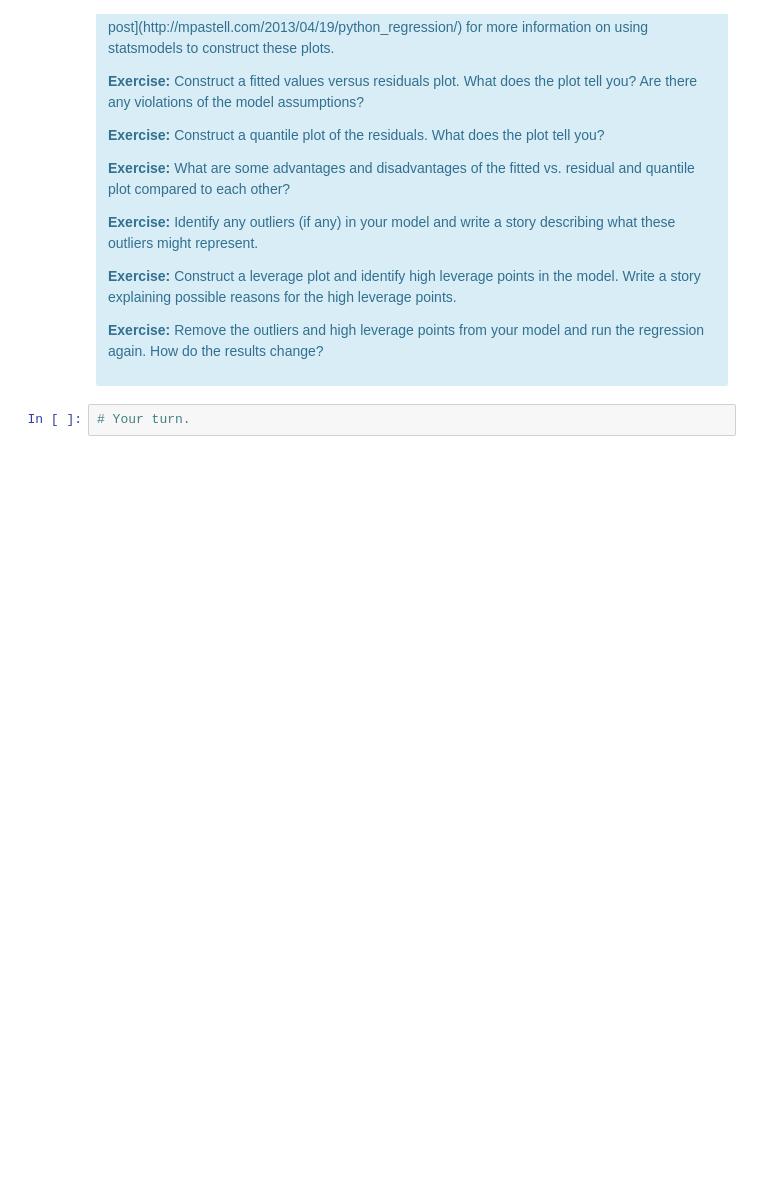
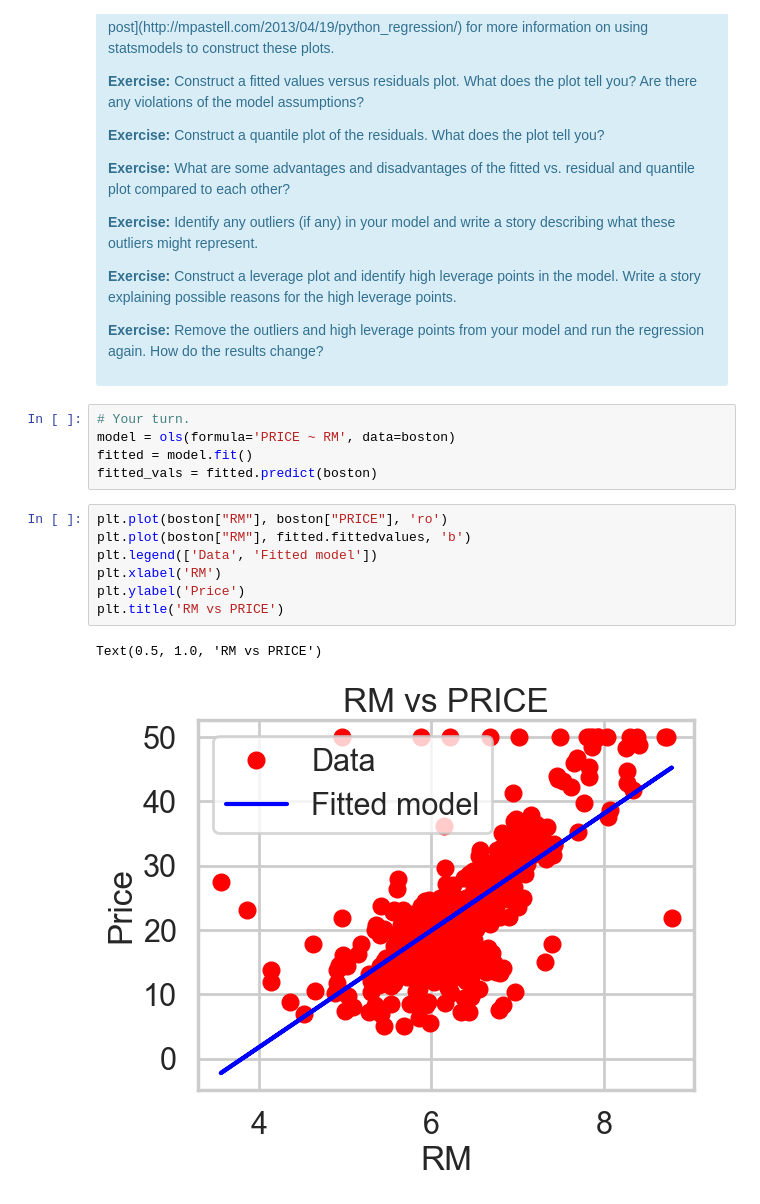
Before and after one commit to jeffreyding18/mec-mini-projects, a Jupyter notebook: mec-11.4.1-linear-regression-mini-project/Mini_Project_Linear_Regression.ipynb, the cells around one changed output. Drawn from its saved outputs; the diff is of its cells as text; blank space fills up the shorter version.

```diff
--- a/mec-11.4.1-linear-regression-mini-project/Mini_Project_Linear_Regression.ipynb
+++ b/mec-11.4.1-linear-regression-mini-project/Mini_Project_Linear_Regression.ipynb
@@ -845,5 +831,18 @@ There are some other issues that are important investigate with linear regressio
 
 <p><b>Exercise:</b> Remove the outliers and high leverage points from your model and run the regression again. How do the results change?</p>
 </div>
-# %%
-# Your turn.
+# %%
+# Your turn.
+model = ols(formula='PRICE ~ RM', data=boston)
+fitted = model.fit()
+fitted_vals = fitted.predict(boston)
+# %%
+plt.plot(boston["RM"], boston["PRICE"], 'ro')
+plt.plot(boston["RM"], fitted.fittedvalues, 'b')
+plt.legend(['Data', 'Fitted model'])
+plt.xlabel('RM')
+plt.ylabel('Price')
+plt.title('RM vs PRICE')
+# %% [output]
+Text(0.5, 1.0, 'RM vs PRICE')
+[figure, added]
```
Also changed, not shown: parts of 13 cells of this notebook.
